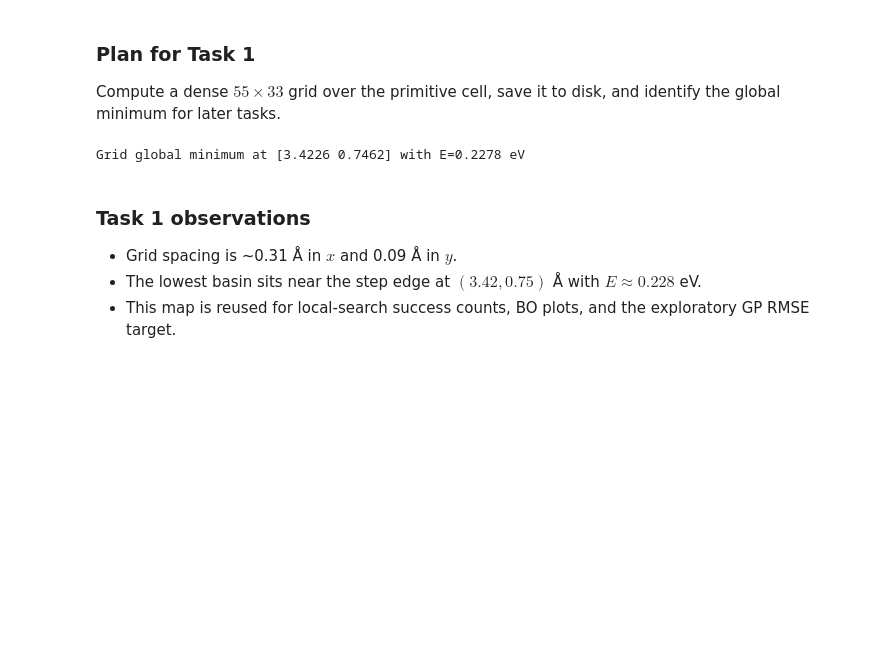
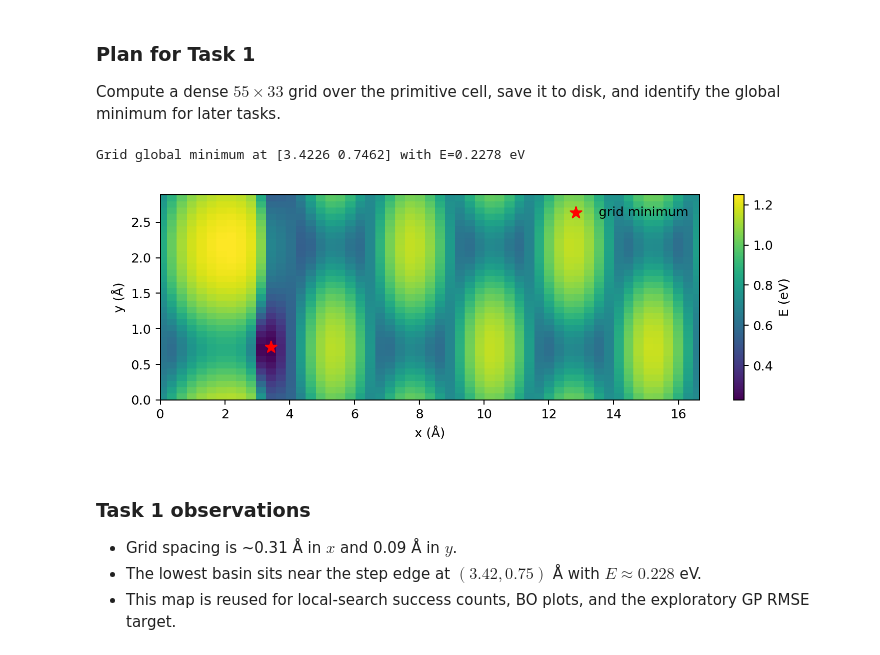
Before and after one commit to arsulesandy/au-adatom-bayesopt, a Jupyter notebook: project2b_bayesopt_solution.ipynb, the cells around one changed output. Saved outputs shown, nothing was run; the diff lists cells and outputs as text; code cells hidden in the pictures; blank space fills up the shorter version.

```diff
--- a/project2b_bayesopt_solution.ipynb
+++ b/project2b_bayesopt_solution.ipynb
@@ -111,33 +112,35 @@ def compute_pes_grid(nx=NX_GRID, ny=NY_GRID, force=False):
     if cache_path.exists() and not force:
         data = np.load(cache_path)
         return data['xs'], data['ys'], data['E']
     xs = np.linspace(X_MIN + 0.05, X_MAX - 0.05, nx)
     ys = np.linspace(Y_MIN + 0.05, Y_MAX - 0.05, ny)
     E = np.zeros((ny, nx))
     for j, y in enumerate(ys):
         for i, x in enumerate(xs):
             E[j, i] = relax_energy(x, y)
     np.savez(cache_path, xs=xs, ys=ys, E=E)
     return xs, ys, E
 
 xs, ys, E_grid = compute_pes_grid()
 xg, yg = np.meshgrid(xs, ys)
 global_idx = np.unravel_index(np.argmin(E_grid), E_grid.shape)
 GLOBAL_MIN = np.array([xs[global_idx[1]], ys[global_idx[0]]])
 GLOBAL_E = float(E_grid.min())
 print(f'Grid global minimum at {GLOBAL_MIN} with E={GLOBAL_E:.4f} eV')
 
 plt.figure(figsize=(8.2, 3))
 pc = plt.pcolormesh(xg, yg, E_grid, shading='auto', cmap='viridis')
 plt.scatter(*GLOBAL_MIN, marker='*', color='red', s=90, label='grid minimum')
 plt.xlim(X_MIN, X_MAX); plt.ylim(Y_MIN, Y_MAX)
 plt.xlabel('x (Å)'); plt.ylabel('y (Å)'); plt.legend(frameon=False)
 plt.colorbar(pc, label='E (eV)')
 plt.tight_layout()
 plt.savefig(FIG_DIR / 'task1_pes_heatmap.png', dpi=180)
+display(Image(filename=str(FIG_DIR / 'task1_pes_heatmap.png')))
 plt.close()
 # %% [output]
 Grid global minimum at [3.4226 0.7462] with E=0.2278 eV
+[figure, added]
 # %% [markdown]
 ### Task 1 observations
 - Grid spacing is ~0.31 Å in $x$ and 0.09 Å in $y$.
```
Also changed, not shown: parts of 5 cells of this notebook, 5 other files.
